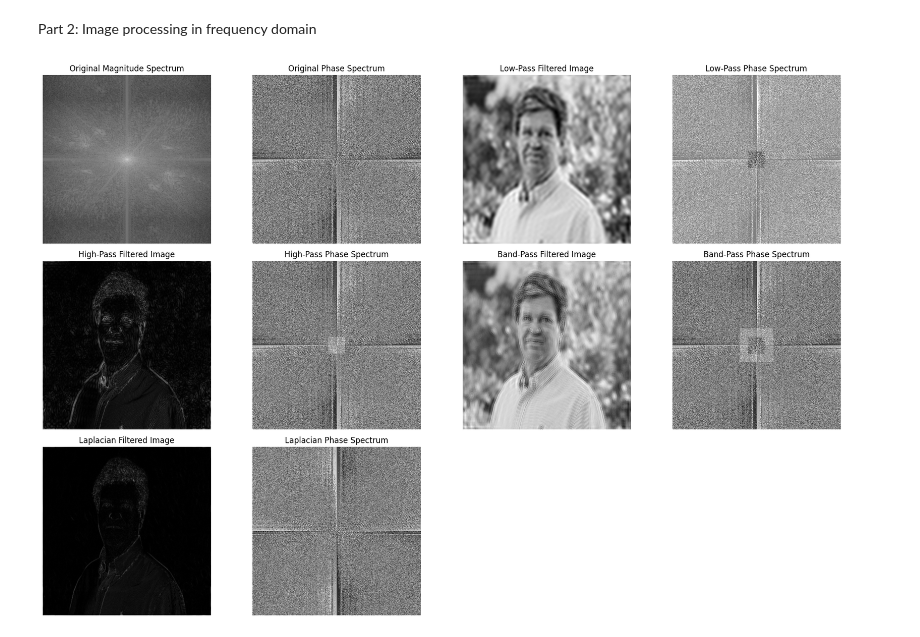
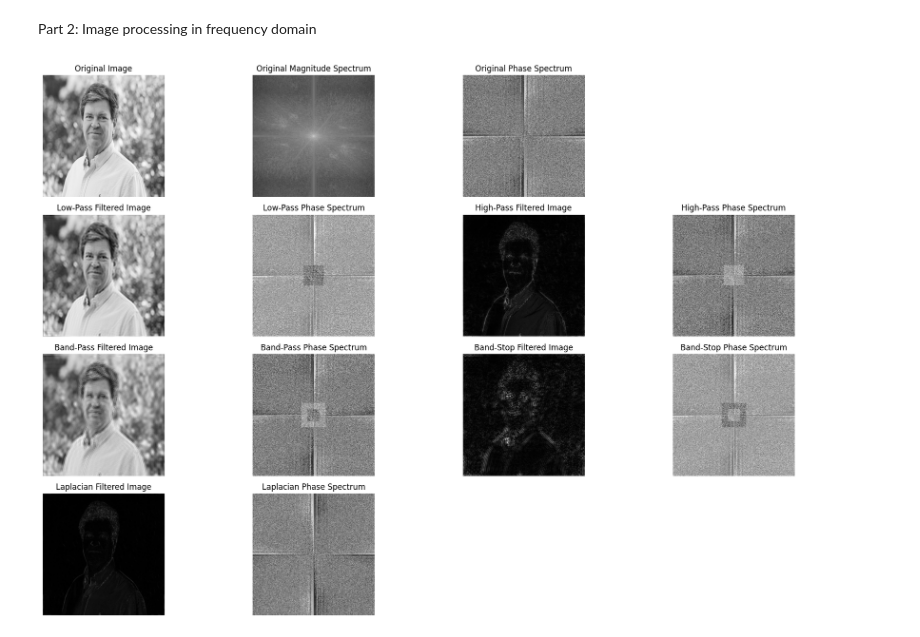
Before and after one commit to MohadesehHakimi/signals-and-systems-SBU-1403, a Jupyter notebook: image-processing.ipynb, the cells around one changed output. Drawn from its saved outputs; the diff is of its cells as text; code cells hidden in the pictures.

Commit message:
feat: revised image processing code

```diff
--- a/image-processing.ipynb
+++ b/image-processing.ipynb
@@ -200,6 +197,13 @@ image = cv2.imread('yann_lecun.jpg', cv2.IMREAD_GRAYSCALE)
 
 # Resize to 600x600
 image = cv2.resize(image, (600, 600))
+
+# Display the original image
+plt.figure(figsize=(18, 12))
+plt.subplot(4, 4, 1)
+plt.title('Original Image')
+plt.imshow(image, cmap='gray')
+plt.axis('off')
 
 # Compute the Fast Fourier Transform (FFT)
 fft = np.fft.fft2(image)
@@ -212,13 +216,12 @@ magnitude_spectrum = np.abs(fft_shifted)
 phase_spectrum = np.angle(fft_shifted)
 
 # Display the magnitude and phase spectrum
-plt.figure(figsize=(18, 12))
-plt.subplot(3, 4, 1)
+plt.subplot(4, 4, 2)
 plt.title('Original Magnitude Spectrum')
 plt.imshow(np.log(1 + magnitude_spectrum), cmap='gray')
 plt.axis('off')
 
-plt.subplot(3, 4, 2)
+plt.subplot(4, 4, 3)
 plt.title('Original Phase Spectrum')
 plt.imshow(phase_spectrum, cmap='gray')
 plt.axis('off')
@@ -252,30 +255,33 @@ def low_high_pass_filter(image, cutoff, low=True):
 
     return filtered_image, filtered_fft_shifted
 
-# Band-pass filter
-def band_pass_filter(image, cutoff_low, cutoff_high):
+# band-pass/band-stop filter
+def band_pass_stop_filter(image, cutoff_low, cutoff_high, filter_type='pass'):
     fft = np.fft.fft2(image)
     fft_shifted = np.fft.fftshift(fft)
 
     rows, cols = image.shape
     crow, ccol = rows // 2, cols // 2   # center of the frequency domain
 
-    # Create a mask with zeros in the low frequencies and high frequencies
+    # Create a mask with ones for band-pass, will be inverted for band-stop
     mask = np.ones((rows, cols), np.uint8)
     mask[crow - cutoff_high:crow + cutoff_high, ccol - cutoff_high:ccol + cutoff_high] = 0
     mask[crow - cutoff_low:crow + cutoff_low, ccol - cutoff_low:ccol + cutoff_low] = 1
 
+    if filter_type == 'stop':
+        mask = 1 - mask  # Invert mask for band-stop filter
+
     # Apply the mask to the FFT of the image
-    band_pass_fft_shifted = fft_shifted * mask
+    filtered_fft_shifted = fft_shifted * mask
 
     # Shift the zero-frequency component back to the top-left
-    fft = np.fft.ifftshift(band_pass_fft_shifted)
+    filtered_fft = np.fft.ifftshift(filtered_fft_shifted)
 
     # Compute the inverse FFT
-    filtered_image = np.fft.ifft2(fft)
+    filtered_image = np.fft.ifft2(filtered_fft)
     filtered_image = np.abs(filtered_image)
 
-    return filtered_image, band_pass_fft_shifted
+    return filtered_image, filtered_fft_shifted
 
 # Laplacian filter
 def laplacian_filter(image):
@@ -304,59 +310,71 @@ def laplacian_filter(image):
     return filtered_image, laplacian_fft_shifted
 
 # Apply filters
-low_pass_image, low_pass_fft_shifted = low_high_pass_filter(image, cutoff=30, low=True)
-high_pass_image, high_pass_fft_shifted = low_high_pass_filter(image, cutoff=30, low=False)
-band_pass_image, band_pass_fft_shifted = band_pass_filter(image, cutoff_low=30, cutoff_high=60)
+low_pass_image, low_pass_fft_shifted = low_high_pass_filter(image, cutoff=50, low=True)
+high_pass_image, high_pass_fft_shifted = low_high_pass_filter(image, cutoff=50, low=False)
+band_pass_image, band_pass_fft_shifted = band_pass_stop_filter(image, cutoff_low=30, cutoff_high=60, filter_type='pass')
+band_stop_image, band_stop_fft_shifted = band_pass_stop_filter(image, cutoff_low=30, cutoff_high=60, filter_type='stop')
 laplacian_image, laplacian_fft_shifted = laplacian_filter(image)
 
 # Compute phase spectra
 low_pass_phase_spectrum = np.angle(low_pass_fft_shifted)
 high_pass_phase_spectrum = np.angle(high_pass_fft_shifted)
 band_pass_phase_spectrum = np.angle(band_pass_fft_shifted)
+band_stop_phase_spectrum = np.angle(band_stop_fft_shifted)
 laplacian_phase_spectrum = np.angle(laplacian_fft_shifted)
 
 # Display the filtered images and their phase spectra
-plt.subplot(3, 4, 3)
+plt.subplot(4, 4, 5)
 plt.title('Low-Pass Filtered Image')
 plt.imshow(low_pass_image, cmap='gray')
 plt.axis('off')
 
-plt.subplot(3, 4, 4)
+plt.subplot(4, 4, 6)
 plt.title('Low-Pass Phase Spectrum')
 plt.imshow(low_pass_phase_spectrum, cmap='gray')
 plt.axis('off')
 
-plt.subplot(3, 4, 5)
+plt.subplot(4, 4, 7)
 plt.title('High-Pass Filtered Image')
 plt.imshow(high_pass_image, cmap='gray')
 plt.axis('off')
 
-plt.subplot(3, 4, 6)
+plt.subplot(4, 4, 8)
 plt.title('High-Pass Phase Spectrum')
 plt.imshow(high_pass_phase_spectrum, cmap='gray')
 plt.axis('off')
 
-plt.subplot(3, 4, 7)
+plt.subplot(4, 4, 9)
 plt.title('Band-Pass Filtered Image')
 plt.imshow(band_pass_image, cmap='gray')
 plt.axis('off')
 
-plt.subplot(3, 4, 8)
+plt.subplot(4, 4, 10)
 plt.title('Band-Pass Phase Spectrum')
 plt.imshow(band_pass_phase_spectrum, cmap='gray')
 plt.axis('off')
 
-plt.subplot(3, 4, 9)
+plt.subplot(4, 4, 11)
+plt.title('Band-Stop Filtered Image')
+plt.imshow(band_stop_image, cmap='gray')
+plt.axis('off')
+
+plt.subplot(4, 4, 12)
+plt.title('Band-Stop Phase Spectrum')
+plt.imshow(band_stop_phase_spectrum, cmap='gray')
+plt.axis('off')
+
+plt.subplot(4, 4, 13)
 plt.title('Laplacian Filtered Image')
 plt.imshow(laplacian_image, cmap='gray')
 plt.axis('off')
 
-plt.subplot(3, 4, 10)
+plt.subplot(4, 4, 14)
 plt.title('Laplacian Phase Spectrum')
 plt.imshow(laplacian_phase_spectrum, cmap='gray')
 plt.axis('off')
 
 plt.tight_layout()
 plt.show()
 # %% [output]
-[figure, old version]
+[figure, new version]
```
Also changed, not shown: parts of 1 cell of this notebook.
